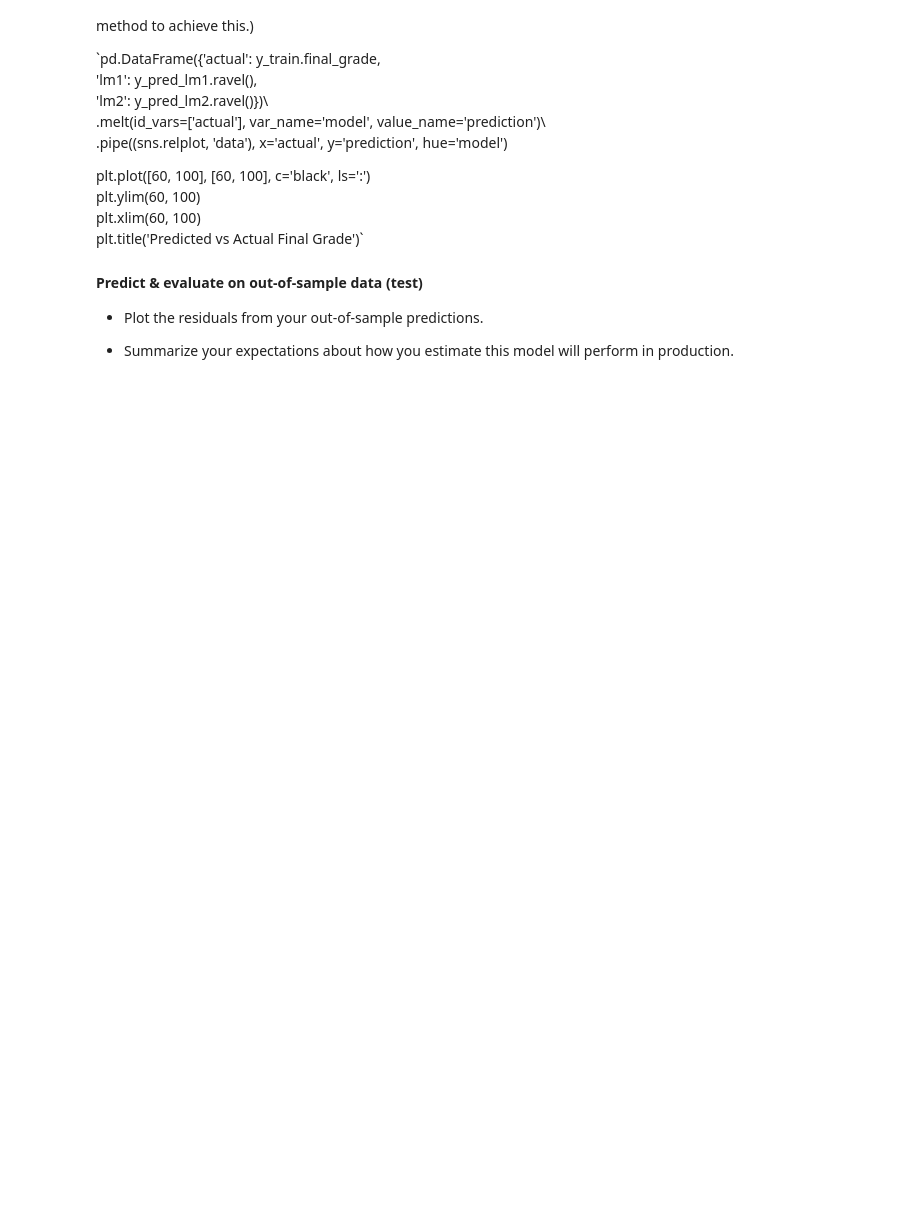
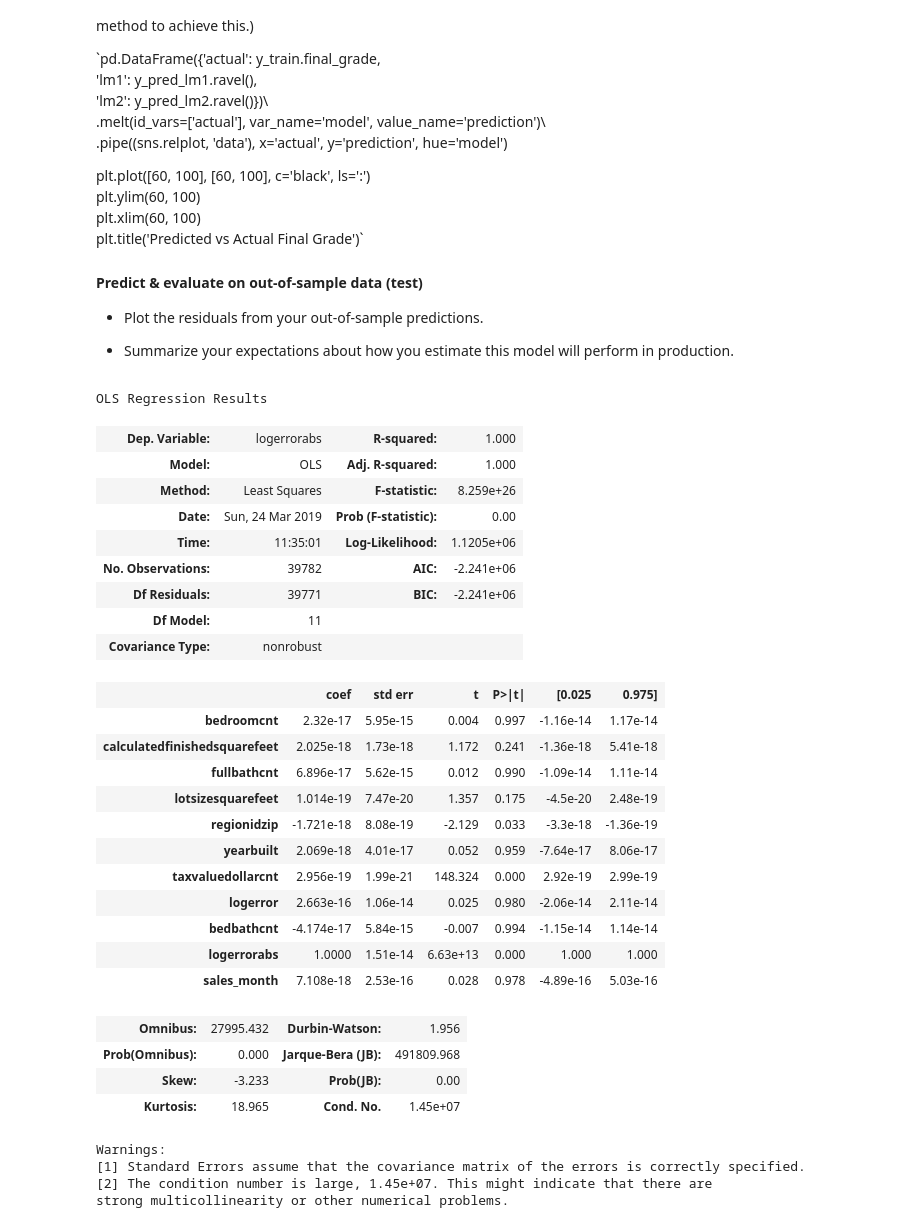
Before and after one commit to GaryGonzenbach/codeup-ds-projects, a Jupyter notebook: Regression_Project_GaryGonzenbach.ipynb, the cells around one changed output. Cells and saved outputs as stored; diff of their text form; code cells hidden in the pictures; blank space fills up the shorter version.

```diff
--- a/Regression_Project_GaryGonzenbach.ipynb
+++ b/Regression_Project_GaryGonzenbach.ipynb
@@ -416,3 +477,38 @@ plt.title('Predicted vs Actual Final Grade')`
 - Plot the residuals from your out-of-sample predictions.
 
 - Summarize your expectations about how you estimate this model will perform in production.
+# %%
+ols_model = sm.OLS(y_train, X_train)
+fit = ols_model.fit()
+fit.summary()
+# %% [output]
+OLS Regression Results
+| Dep. Variable: | logerrorabs | R-squared: | 1.000 |
+| Model: | OLS | Adj. R-squared: | 1.000 |
+| Method: | Least Squares | F-statistic: | 8.259e+26 |
+| Date: | Sun, 24 Mar 2019 | Prob (F-statistic): | 0.00 |
+| Time: | 11:35:01 | Log-Likelihood: | 1.1205e+06 |
+| No. Observations: | 39782 | AIC: | -2.241e+06 |
+| Df Residuals: | 39771 | BIC: | -2.241e+06 |
+| Df Model: | 11 |  |  |
+| Covariance Type: | nonrobust |  |  |
+|  | coef | std err | t | P>|t| | [0.025 | 0.975] |
+| bedroomcnt | 2.32e-17 | 5.95e-15 | 0.004 | 0.997 | -1.16e-14 | 1.17e-14 |
+| calculatedfinishedsquarefeet | 2.025e-18 | 1.73e-18 | 1.172 | 0.241 | -1.36e-18 | 5.41e-18 |
+| fullbathcnt | 6.896e-17 | 5.62e-15 | 0.012 | 0.990 | -1.09e-14 | 1.11e-14 |
+| lotsizesquarefeet | 1.014e-19 | 7.47e-20 | 1.357 | 0.175 | -4.5e-20 | 2.48e-19 |
+| regionidzip | -1.721e-18 | 8.08e-19 | -2.129 | 0.033 | -3.3e-18 | -1.36e-19 |
+| yearbuilt | 2.069e-18 | 4.01e-17 | 0.052 | 0.959 | -7.64e-17 | 8.06e-17 |
+| taxvaluedollarcnt | 2.956e-19 | 1.99e-21 | 148.324 | 0.000 | 2.92e-19 | 2.99e-19 |
+| logerror | 2.663e-16 | 1.06e-14 | 0.025 | 0.980 | -2.06e-14 | 2.11e-14 |
+| bedbathcnt | -4.174e-17 | 5.84e-15 | -0.007 | 0.994 | -1.15e-14 | 1.14e-14 |
+| logerrorabs | 1.0000 | 1.51e-14 | 6.63e+13 | 0.000 | 1.000 | 1.000 |
+| sales_month | 7.108e-18 | 2.53e-16 | 0.028 | 0.978 | -4.89e-16 | 5.03e-16 |
+| Omnibus: | 27995.432 | Durbin-Watson: | 1.956 |
+| Prob(Omnibus): | 0.000 | Jarque-Bera (JB): | 491809.968 |
+| Skew: | -3.233 | Prob(JB): | 0.00 |
+| Kurtosis: | 18.965 | Cond. No. | 1.45e+07 |
+Warnings:
+[1] Standard Errors assume that the covariance matrix of the errors is correctly specified.
+[2] The condition number is large, 1.45e+07. This might indicate that there are
+strong multicollinearity or other numerical problems.
```
Also changed, not shown: parts of 19 cells of this notebook.
